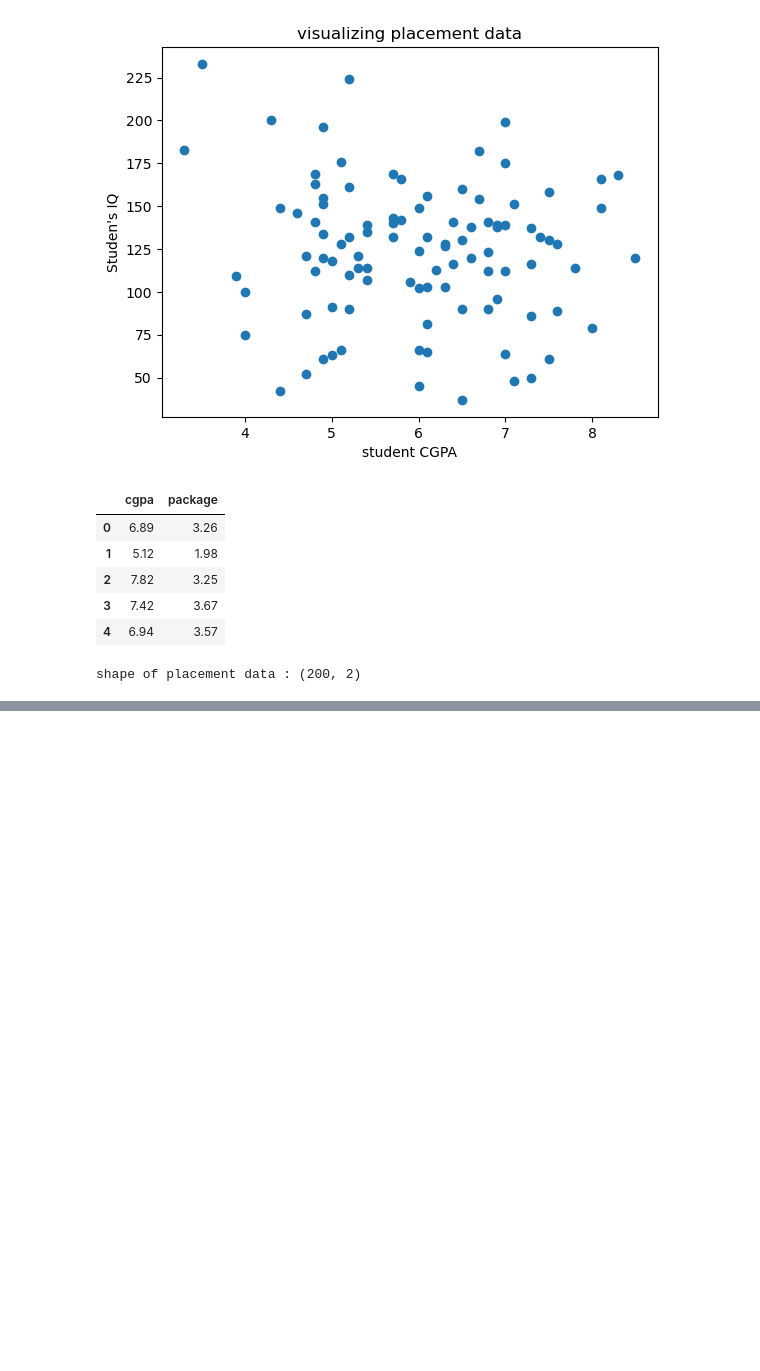
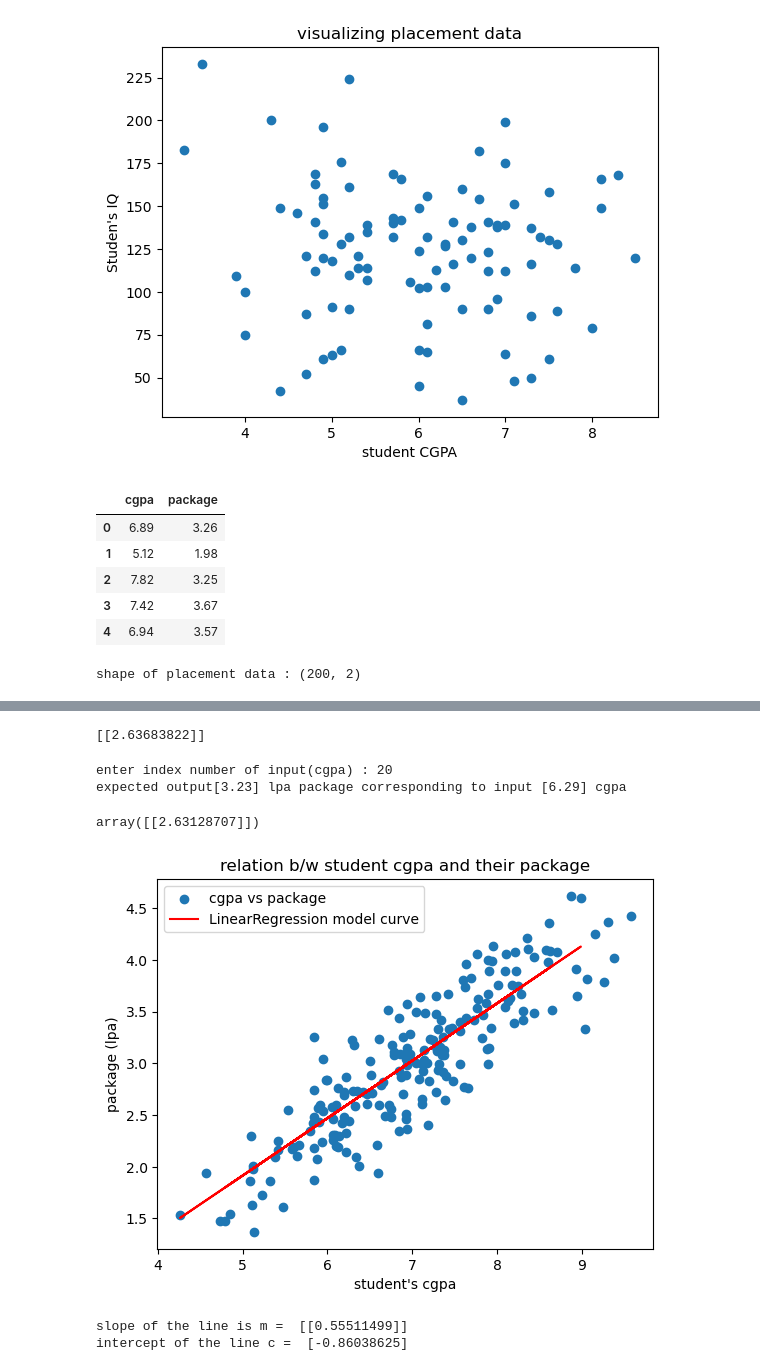
Before and after one commit to superbhawesh/ml, a Jupyter notebook: LinearRegration.ipynb, the cells around one changed output, grey strips where cells are left out. Drawn from its saved outputs; the diff is of its cells as text; code cells hidden in the pictures; blank space fills up the shorter version.

```diff
--- a/LinearRegration.ipynb
+++ b/LinearRegration.ipynb
@@ -45,0 +62,4 @@ data2.head()
+# %%
+# crating series of cgpa for training and testing model
+x = plcdata2.iloc[:, :1]
+x.head()
@@ -45,0 +73,4 @@ data2.head()
+# %%
+# crating series of package for training and testing model
+y = plcdata2.iloc[:, 1:]
+y.head()
@@ -45,0 +88,5 @@ data2.head()
+# %%
+x_train, x_test, y_train, y_test = train_test_split(x, y, test_size=0.2, random_state=20)
+
+# test_size = 0.2 means taking 20% data for tesing and hence 80% remaining data for training
+# random_state parameter controle the random number generator used to suffel the data before spliting
@@ -45,0 +97,8 @@ data2.head()
+# %%
+# creating object of LinearRegression class
+
+lr = LinearRegression()
+
+# training the Linear Regression model by fit(input_test_data, output_test_data) one of attributes/ method of LR class
+
+lr.fit(x_test, y_test)
@@ -45,0 +127,42 @@ data2.head()
+# %%
+# checking/predicting output with this model
+# predicting output(4.10 lpa package) corresponding to input(8.58 cgpa)
+
+print(lr.predict(x_test.iloc[0].values.reshape(1,1)))
+# %% [output]
+[[2.63683822]]
+# %%
+# lets check for another input cgpa
+
+index = int(input("enter index number of input(cgpa) : "))
+print(f"expected output{y_test.iloc[index].values} lpa package corresponding to input {x_test.iloc[index].values} cgpa")
+lr.predict(x_test.iloc[index].values.reshape(1,1))
+# %% [output]
+enter index number of input(cgpa) : 20
+expected output[3.23] lpa package corresponding to input [6.29] cgpa
+array([[2.63128707]])
+# %%
+# verifying whether output of LinearRegression model forms linear line or not
+
+plt.scatter(plcdata2["cgpa"],plcdata2["package"], label = "cgpa vs package")
+plt.plot(x_test, lr.predict(x_test), color="red", label= "LinearRegression model curve")
+plt.title("relation b/w student cgpa and their package")
+plt.xlabel("student's cgpa")
+plt.ylabel("package (lpa)")
+plt.legend()
+plt.show()
+# %% [output]
+[figure, added]
+# %%
+# LinearRegression model finds line over the provided data
+# now lets find parameters of the drawn line by the LR model
+# using attributes/methods of class LinearRegression ----- .coef_ and .intercept
+# y = m*x + c
+
+slope = lr.coef_
+intercept = lr.intercept_
+print("slope of the line is m = ", slope)
+print("intercept of the line c = ", intercept)
+# %% [output]
+slope of the line is m =  [[0.55511499]]
+intercept of the line c =  [-0.86038625]
```
Also changed, not shown: parts of 18 cells of this notebook.
